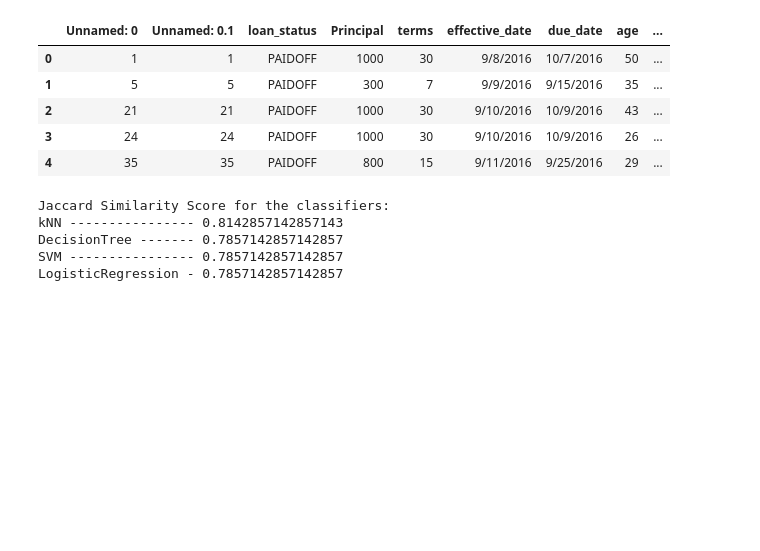
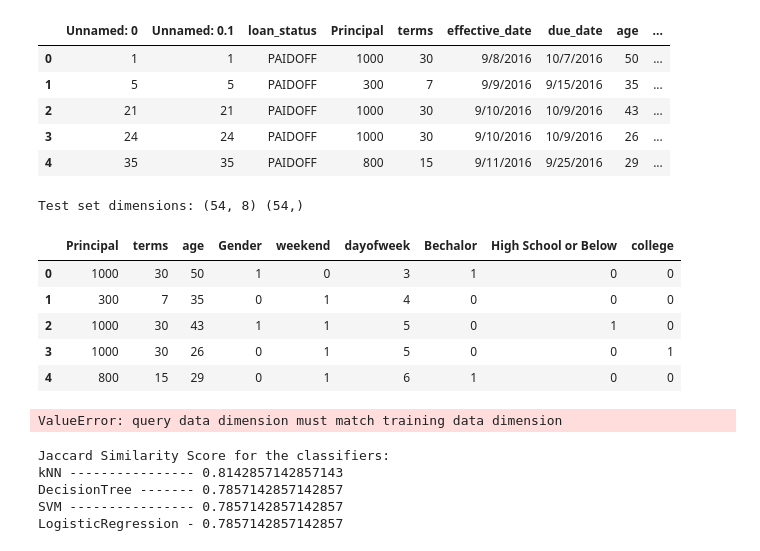
Before and after one commit to MCristii/watson-studio-coursera, a Jupyter notebook: Python notebook - Machine learning - Best classif.ipynb, the cells around one changed output. Drawn from its saved outputs; the diff is of its cells as text; code cells hidden in the pictures; blank space fills up the shorter version.

```diff
--- a/Python notebook - Machine learning - Best classif.ipynb
+++ b/Python notebook - Machine learning - Best classif.ipynb
@@ -444,12 +444,44 @@ test_df.head()
 | 2 | 21 | 21 | PAIDOFF | 1000 | 30 | 9/10/2016 | 10/9/2016 | 43 | ... |
 | 3 | 24 | 24 | PAIDOFF | 1000 | 30 | 9/10/2016 | 10/9/2016 | 26 | ... |
 | 4 | 35 | 35 | PAIDOFF | 800 | 15 | 9/11/2016 | 9/25/2016 | 29 | ... |
+# %%
+test_df['effective_date'] = pd.to_datetime(test_df['effective_date'])
+
+test_df['dayofweek'] = test_df['effective_date'].dt.dayofweek
+
+test_df['weekend'] = test_df['dayofweek'].apply(lambda x: 1 if (x>3)  else 0)
+
+test_df['Gender'].replace(to_replace=['male','female'], value=[0,1],inplace=True)
+
+Feature = test_df[['Principal','terms','age','Gender','weekend']]
+Feature = pd.concat([Feature,pd.get_dummies(test_df['education'])], axis=1)
+Feature.drop(['Master or Above'], axis=1, inplace=True)
+
+X = Feature
+y = test_df['loan_status'].values
+
+test_X= preprocessing.StandardScaler().fit(X).transform(X)
+print("Test set dimensions:", test_X.shape, test_y.shape)
+# %% [output]
+Test set dimensions: (54, 8) (54,)
+# %%
+X.head()
+	Principal	terms	age	Gender	weekend	Bechalor	High School or Below	college
+# %% [output]
+|  | Principal | terms | age | Gender | weekend | dayofweek | Bechalor | High School or Below | college |
+| 0 | 1000 | 30 | 50 | 1 | 0 | 3 | 1 | 0 | 0 |
+| 1 | 300 | 7 | 35 | 0 | 1 | 4 | 0 | 0 | 0 |
+| 2 | 1000 | 30 | 43 | 1 | 1 | 5 | 0 | 1 | 0 |
+| 3 | 1000 | 30 | 26 | 0 | 1 | 5 | 0 | 0 | 1 |
+| 4 | 800 | 15 | 29 | 0 | 1 | 6 | 1 | 0 | 0 |
 # %%
-yhat_k   = neigh.predict(X_test)
-predTree = drugTree.predict(X_test)
-yhat_svm = clf.predict(X_test)
-yhat_lr  = LR.predict(X_test)
-yhat_lr_prob  = LR.predict_proba(X_test)
+yhat_k   = neigh.predict(test_X)
+predTree = drugTree.predict(test_X)
+yhat_svm = clf.predict(test_X)
+yhat_lr  = LR.predict(test_X)
+yhat_lr_prob  = LR.predict_proba(test_X)
+# %% [output]
+ValueError: query data dimension must match training data dimension
 # %%
 j_k    = jaccard_similarity_score(y_test, yhat_k)
 j_tree = jaccard_similarity_score(y_test, predTree)
```
